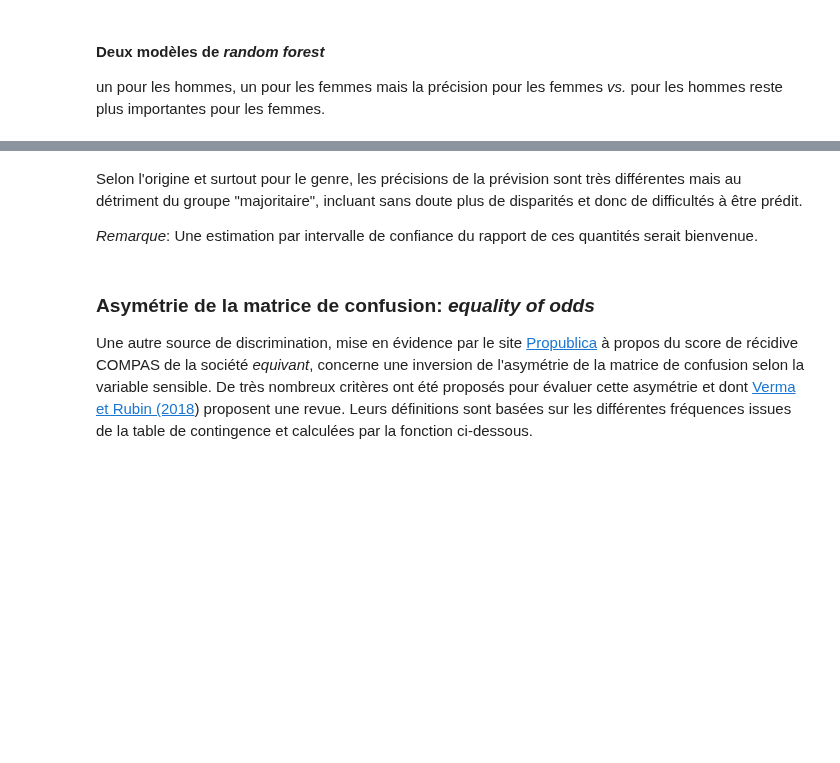
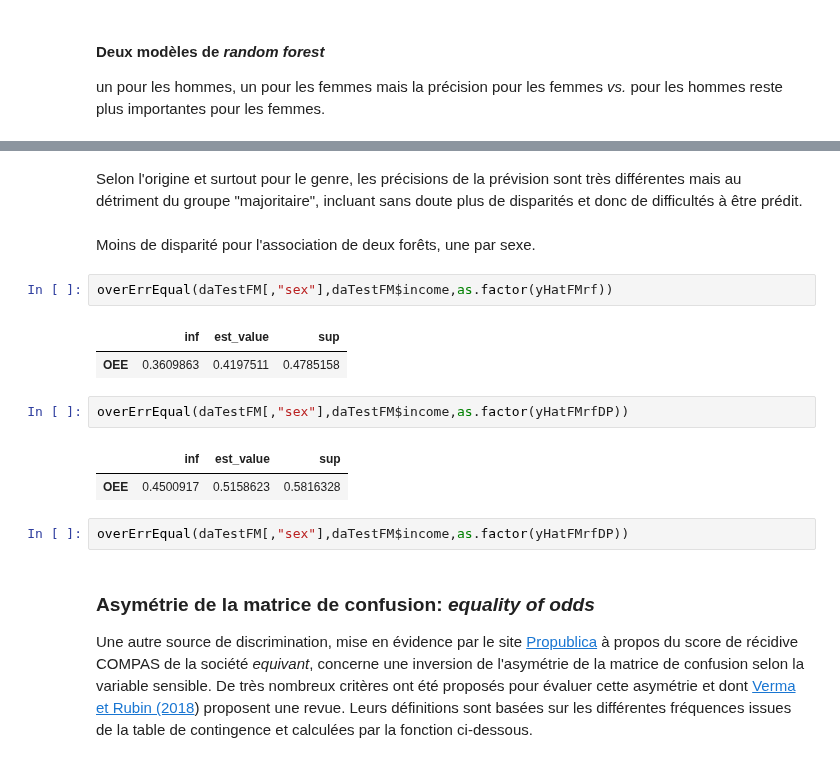
Before and after one commit to wikistat/Fair-ML-4-Ethical-AI, a Jupyter notebook: AdultCensus/AdultCensus-R-biasDetection.ipynb, the cells around one changed output, grey strips where cells are left out. Cells and saved outputs as stored; diff of their text form; blank space fills up the shorter version.

```diff
--- a/AdultCensus/AdultCensus-R-biasDetection.ipynb
+++ b/AdultCensus/AdultCensus-R-biasDetection.ipynb
@@ -1313,7 +1224,19 @@ tauxErr(table(yHatFrf,daTestF$income)); tauxErr(table(yHatMrf,daTestM$income))
 # %% [markdown]
 Selon l'origine et surtout pour le genre, les précisions de la prévision sont très différentes mais au détriment du groupe "majoritaire", incluant sans doute plus de disparités et donc de difficultés à être prédit.
-
-*Remarque*: Une estimation par intervalle de confiance du rapport de ces quantités serait bienvenue.
+# %% [markdown]
+Moins de disparité pour l'association de deux forêts, une par sexe.
+# %%
+overErrEqual(daTestFM[,"sex"],daTestFM$income,as.factor(yHatFMrf))
+# %% [output]
+|  | inf | est_value | sup |
+| OEE | 0.3609863 | 0.4197511 | 0.4785158 |
+# %%
+overErrEqual(daTestFM[,"sex"],daTestFM$income,as.factor(yHatFMrfDP))
+# %% [output]
+|  | inf | est_value | sup |
+| OEE | 0.4500917 | 0.5158623 | 0.5816328 |
+# %%
+overErrEqual(daTestFM[,"sex"],daTestFM$income,as.factor(yHatFMrfDP))
 # %% [markdown]
 ### Asymétrie de la matrice de confusion: *equality of odds*
 Une autre source de discrimination, mise en évidence par le site [Propublica](https://www.propublica.org/article/machine-bias-risk-assessments-in-criminal-sentencing) à propos du score de récidive COMPAS de la société *equivant*, concerne une inversion de l'asymétrie de la matrice de confusion selon la variable sensible. De très nombreux critères ont été proposés pour évaluer cette asymétrie et dont [Verma et Rubin (2018](http://fairware.cs.umass.edu/papers/Verma.pdf)) proposent une revue. Leurs définitions sont basées sur les différentes fréquences issues de la table de contingence et calculées par la fonction ci-dessous.
```
Also changed, not shown: parts of 23 cells of this notebook, 2 other files.
